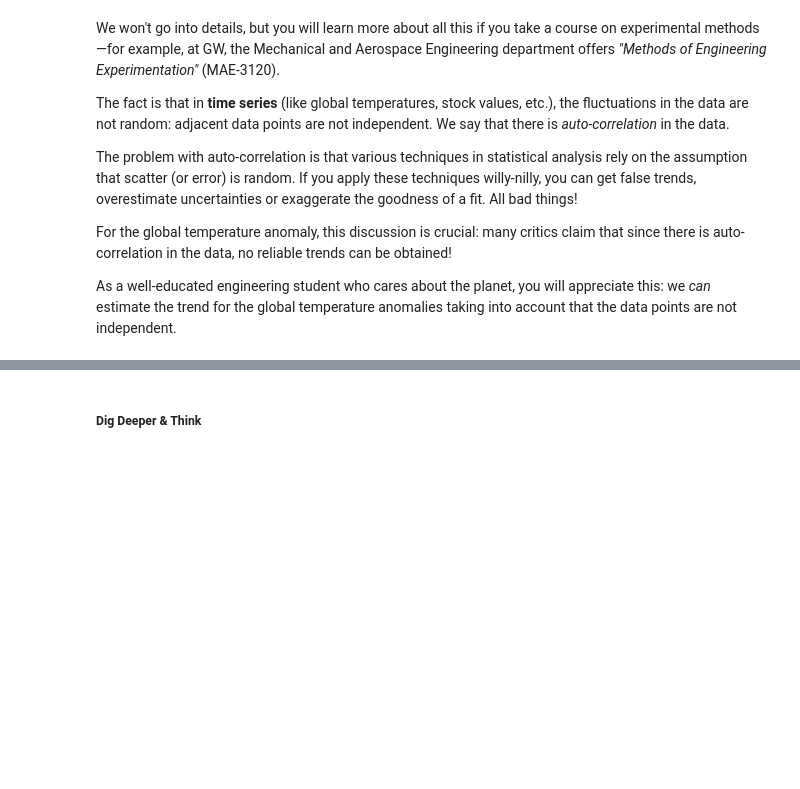
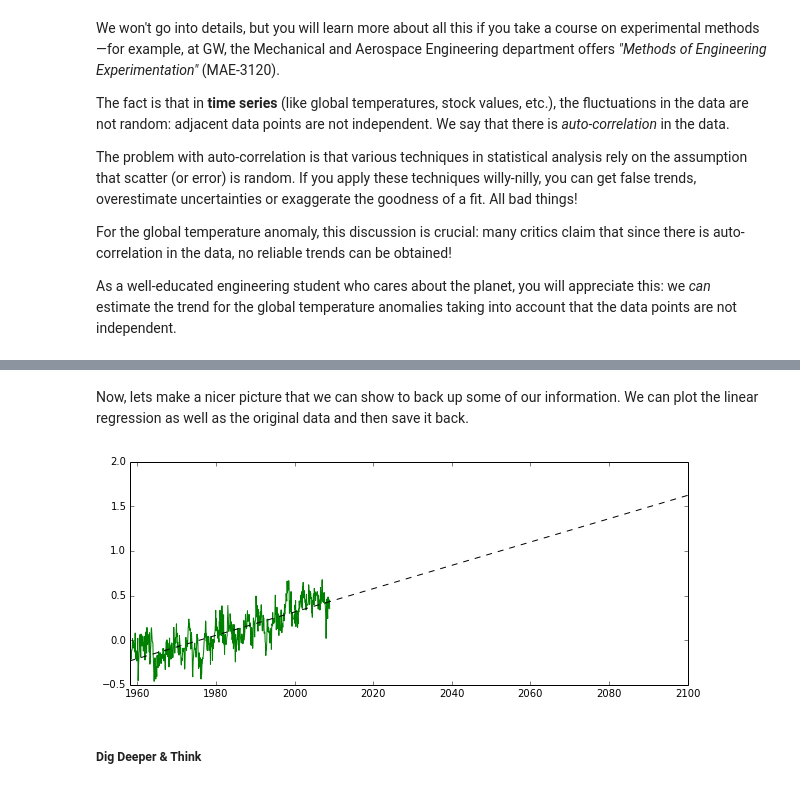
Before and after one commit to barbagroup/JITcode-MechE, a Jupyter notebook: lessons/01_Lesson01_ReadAndPlot.ipynb, the cells around one changed output, grey strips where cells are left out. Cells and saved outputs as stored; diff of their text form; code cells hidden in the pictures; blank space fills up the shorter version.

```diff
--- a/lessons/01_Lesson01_ReadAndPlot.ipynb
+++ b/lessons/01_Lesson01_ReadAndPlot.ipynb
@@ -230,3 +251,13 @@ As a well-educated engineering student who cares about the planet, you will appr
+# %% [markdown]
+Now, lets make a nicer picture that we can show to back up some of our information. We can plot the linear regression as well as the original data and then save it back.
+# %%
+plt.figure(figsize = (10,4))
+plt.plot(year,T[:,1],'g')
+plt.plot(years,temp,'k--')
+plt.xlim(1958,2100)
+plt.savefig('../resources/GlobalTempPlot.png')
+# %% [output]
+[figure, added]
 # %% [markdown]
 ##### Dig Deeper & Think
 # %% [markdown]
```
Also changed, not shown: parts of 6 cells of this notebook.
